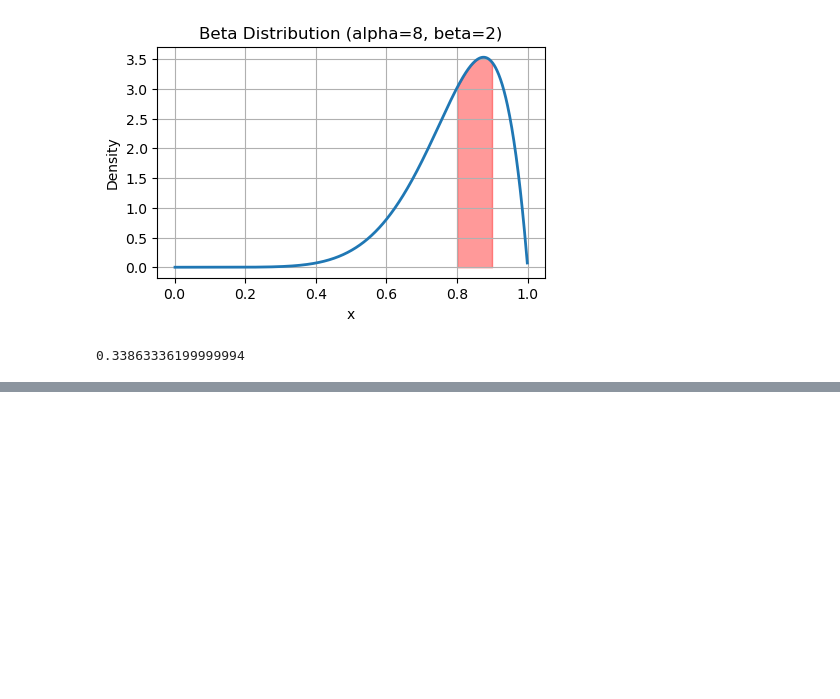
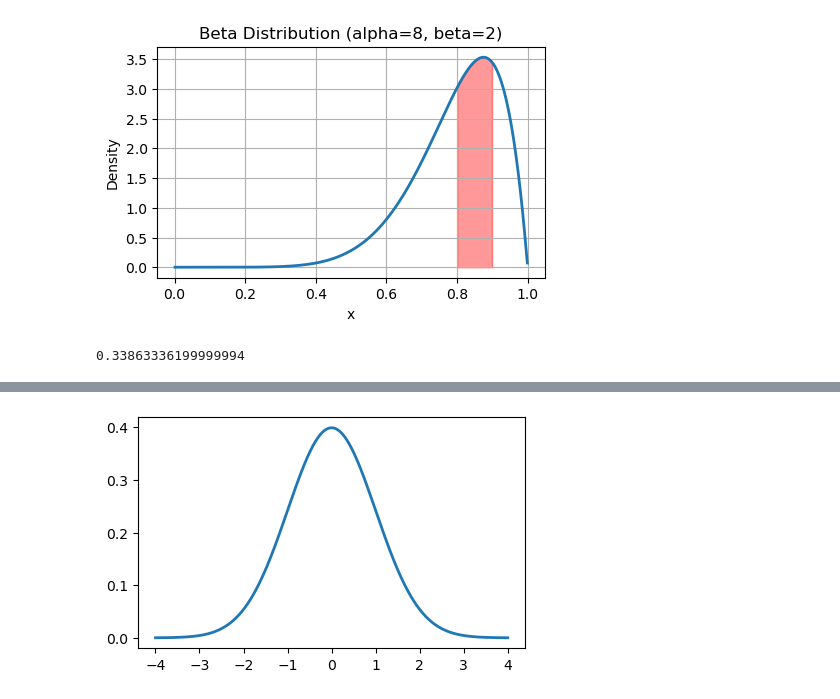
Before and after one commit to Timm26/Data_Science_Handbook, a Jupyter notebook: O'Reilly_Takeaways/Essential_Math.ipynb, the cells around one changed output, grey strips where cells are left out. Drawn from its saved outputs; the diff is of its cells as text; code cells hidden in the pictures; blank space fills up the shorter version.

```diff
--- a/O'Reilly_Takeaways/Essential_Math.ipynb
+++ b/O'Reilly_Takeaways/Essential_Math.ipynb
@@ -403,0 +542,11 @@ print(p)
+# %%
+from scipy.stats import norm
+mu = 0
+sigma = 1
+x = np.linspace(-4,4,500)
+y = norm.pdf(x, mu, sigma) # definition below
+# Plot
+plt.plot(x,y,lw=2)
+plt.show()
+# %% [output]
+[figure, added]
```
Also changed, not shown: parts of 20 cells of this notebook.
